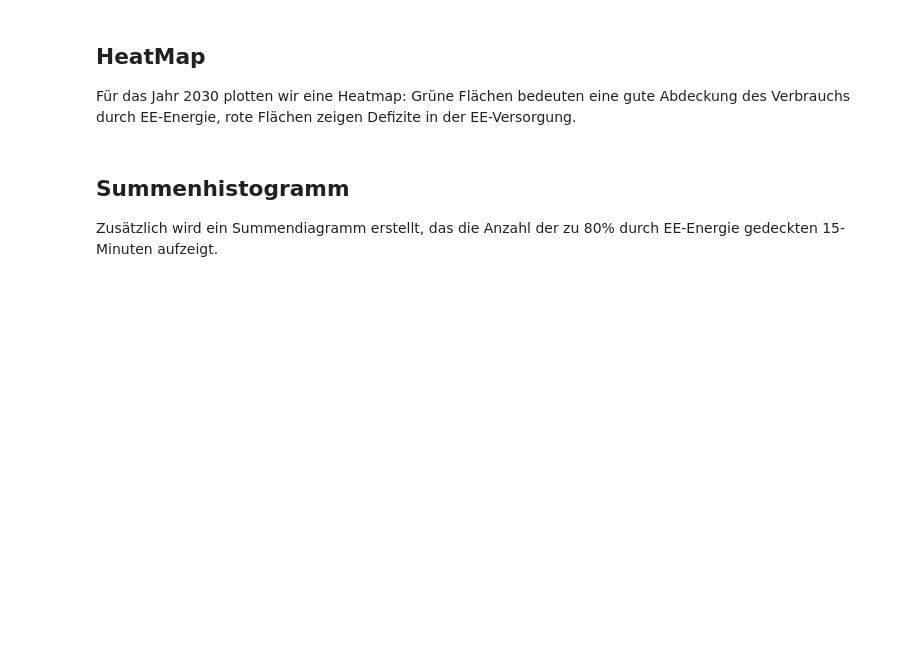
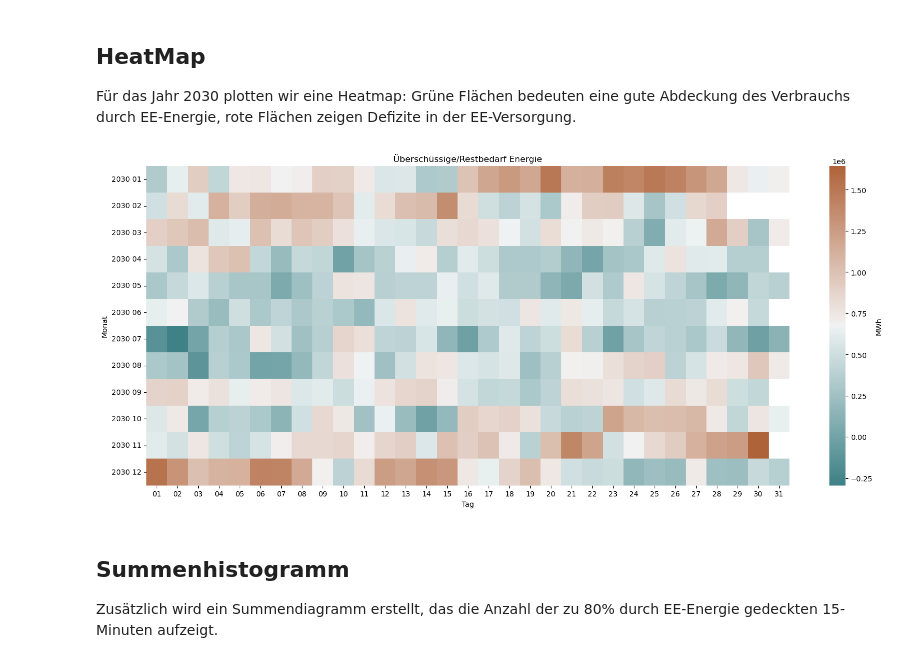
Before and after one commit to Gregor1998/Klimaneutral-20245, a Jupyter notebook: prototyp_2.ipynb, the cells around one changed output. Drawn from its saved outputs; the diff is of its cells as text; code cells hidden in the pictures; blank space fills up the shorter version.

```diff
--- a/prototyp_2.ipynb
+++ b/prototyp_2.ipynb
@@ -258,0 +252,8 @@ None
+# %%
+# Bereinigen der DataFrames von Schaltjahren oder Zeitumstellung
+cleaned_consumption_2030, cleaned_production_2030 = cleanse_dataframes(consumption_2030, production_2030)
+
+
+resdidual_df = differenceBetweenDataframes(cleaned_consumption_2030, cleaned_production_2030)
+
+print(resdidual_df)
@@ -268,7 +289,9 @@ Um die Daten besser zu verstehen, plotten wir verschiedene Diagramme in untersch
 
 Für das Jahr 2030 plotten wir eine Heatmap: Grüne Flächen bedeuten eine gute Abdeckung des Verbrauchs durch EE-Energie, rote Flächen zeigen Defizite in der EE-Versorgung.
 # %%
-#plotCalendarHeatmap(resdidual_df, "Überschüssige/Restbedarf Energie", "Differenz", linewidths = 0)
+plotCalendarHeatmap(resdidual_df, "Überschüssige/Restbedarf Energie", "Differenz", linewidths = 0)
+# %% [output]
+[figure, added]
 # %% [markdown]
 ## Summenhistogramm
 Zusätzlich wird ein Summendiagramm erstellt, das die Anzahl der zu 80% durch EE-Energie gedeckten 15-Minuten aufzeigt.
```
Also changed, not shown: parts of 8 cells of this notebook, 5 other files.
